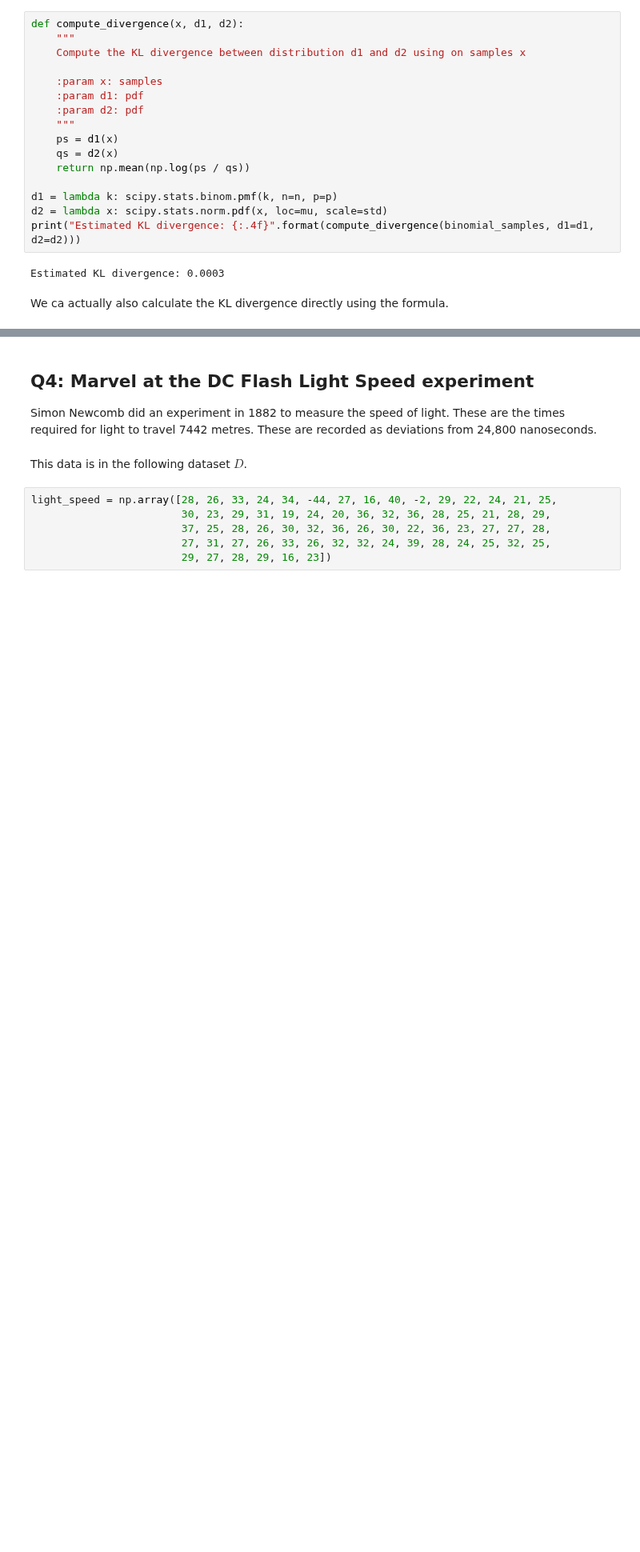
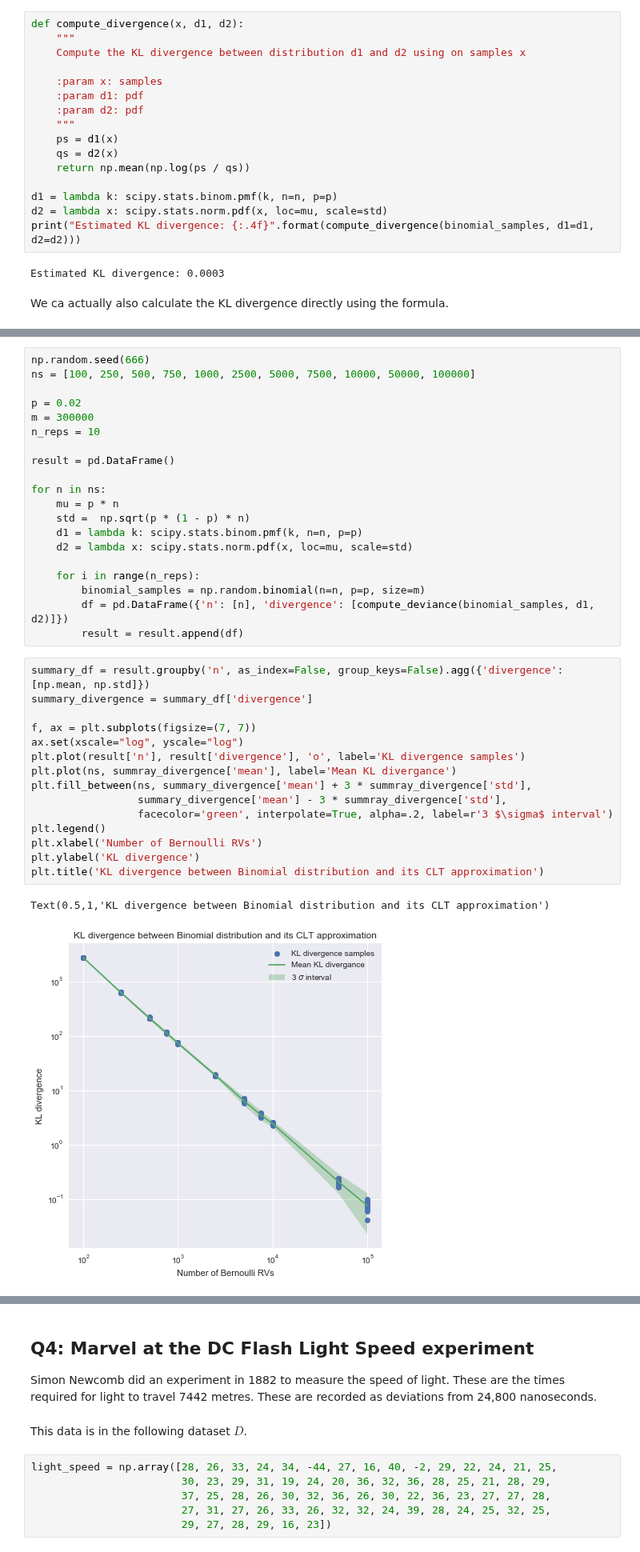
Before and after one commit to NOllAl/AM207HW, a Jupyter notebook: hw4/AM207_HW4.ipynb, the cells around one changed output, grey strips where cells are left out. Shown at 80% size. Saved outputs shown, nothing was run; the diff lists cells and outputs as text; blank space fills up the shorter version.

```diff
--- a/hw4/AM207_HW4.ipynb
+++ b/hw4/AM207_HW4.ipynb
@@ -348,0 +344,38 @@ np.sum(ps * (np.log(ps) - qs))
+# %%
+np.random.seed(666)
+ns = [100, 250, 500, 750, 1000, 2500, 5000, 7500, 10000, 50000, 100000]
+
+p = 0.02
+m = 300000
+n_reps = 10
+
+result = pd.DataFrame()
+
+for n in ns:
+    mu = p * n
+    std =  np.sqrt(p * (1 - p) * n)
+    d1 = lambda k: scipy.stats.binom.pmf(k, n=n, p=p)
+    d2 = lambda x: scipy.stats.norm.pdf(x, loc=mu, scale=std)
+
+    for i in range(n_reps):
+        binomial_samples = np.random.binomial(n=n, p=p, size=m)
+        df = pd.DataFrame({'n': [n], 'divergence': [compute_deviance(binomial_samples, d1, d2)]})
+        result = result.append(df)
+# %%
+summary_df = result.groupby('n', as_index=False, group_keys=False).agg({'divergence': [np.mean, np.std]})
+summary_divergence = summary_df['divergence']
+
+f, ax = plt.subplots(figsize=(7, 7))
+ax.set(xscale="log", yscale="log")
+plt.plot(result['n'], result['divergence'], 'o', label='KL divergence samples')
+plt.plot(ns, summray_divergence['mean'], label='Mean KL divergance')
+plt.fill_between(ns, summary_divergence['mean'] + 3 * summray_divergence['std'],
+                 summary_divergence['mean'] - 3 * summray_divergence['std'],
+                 facecolor='green', interpolate=True, alpha=.2, label=r'3 $\sigma$ interval')
+plt.legend()
+plt.xlabel('Number of Bernoulli RVs')
+plt.ylabel('KL divergence')
+plt.title('KL divergence between Binomial distribution and its CLT approximation')
+# %% [output]
+Text(0.5,1,'KL divergence between Binomial distribution and its CLT approximation')
+[figure, added]
```
Also changed, not shown: parts of 5 cells of this notebook.
